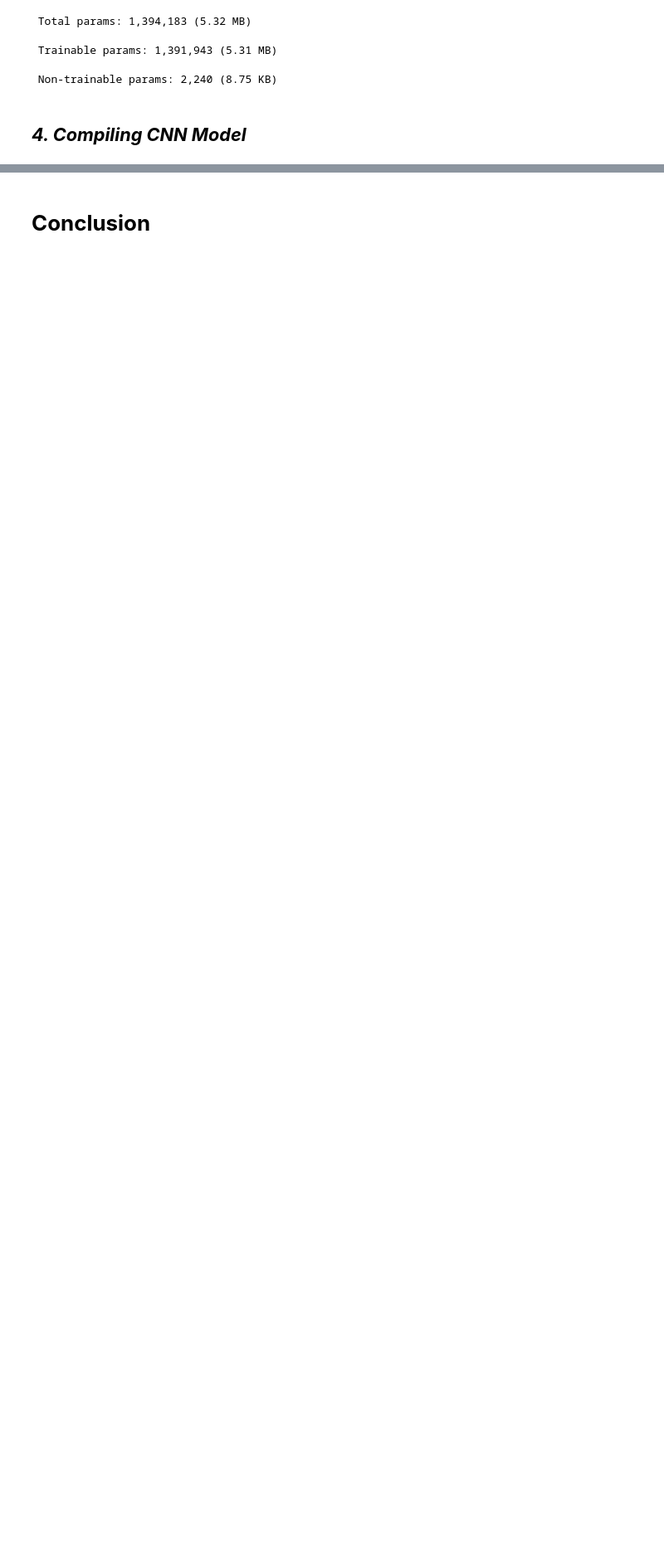
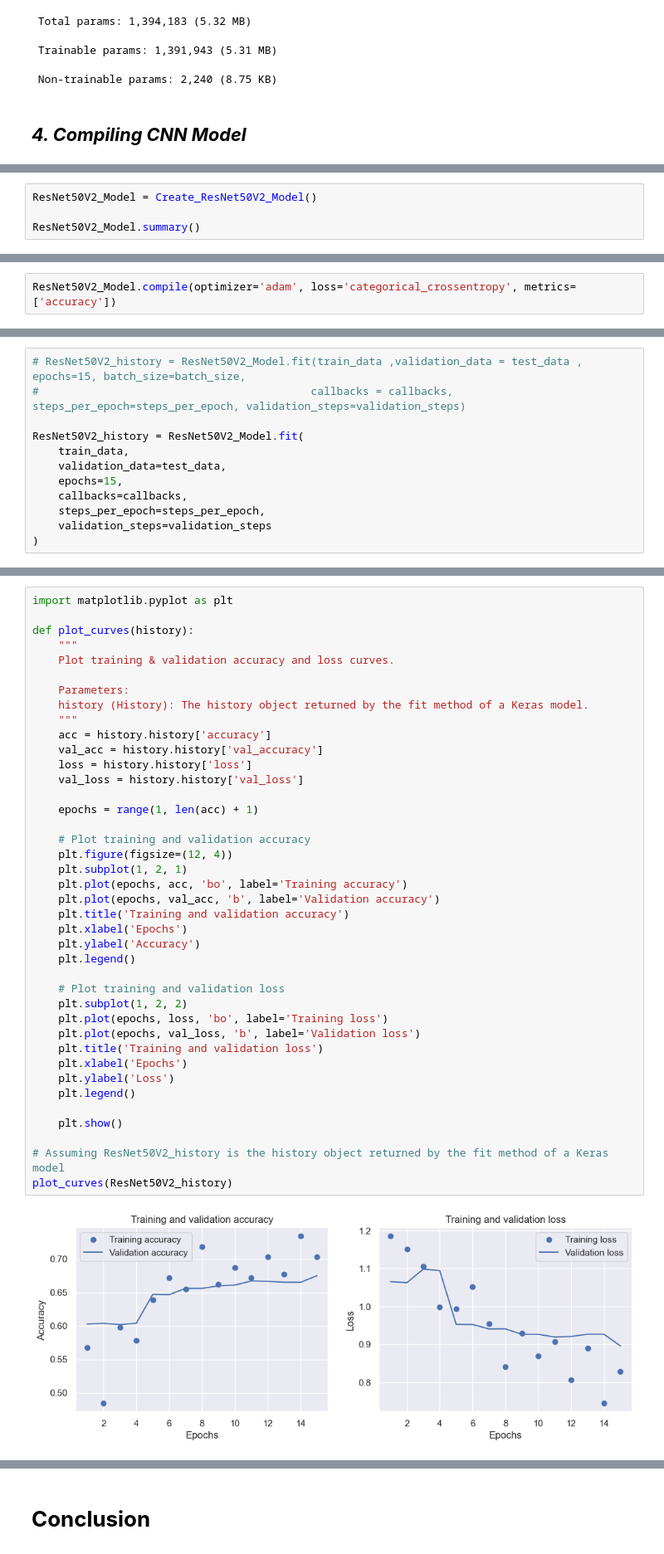
Before and after one commit to Ayushx29/DeepFER-Facial-Emotion-Recognition-Using-Deep-Learning, a Jupyter notebook: DeepFER_Facial_Emotion_Recognition_Using_Deep_Learning.ipynb, the cells around one changed output, grey strips where cells are left out. Shown at 83% size. Cells and saved outputs as stored; diff of their text form; blank space fills up the shorter version.

```diff
--- a/DeepFER_Facial_Emotion_Recognition_Using_Deep_Learning.ipynb
+++ b/DeepFER_Facial_Emotion_Recognition_Using_Deep_Learning.ipynb
@@ -943,0 +687,4 @@ Answer Here.
+# %%
+ResNet50V2_Model = Create_ResNet50V2_Model()
+
+ResNet50V2_Model.summary()
@@ -943,0 +713,2 @@ Answer Here.
+# %%
+ResNet50V2_Model.compile(optimizer='adam', loss='categorical_crossentropy', metrics=['accuracy'])
@@ -943,0 +744,12 @@ Answer Here.
+# %%
+# ResNet50V2_history = ResNet50V2_Model.fit(train_data ,validation_data = test_data , epochs=15, batch_size=batch_size,
+#                                          callbacks = callbacks, steps_per_epoch=steps_per_epoch, validation_steps=validation_steps)
+
+ResNet50V2_history = ResNet50V2_Model.fit(
+    train_data,
+    validation_data=test_data,
+    epochs=15,
+    callbacks=callbacks,
+    steps_per_epoch=steps_per_epoch,
+    validation_steps=validation_steps
+)
@@ -943,0 +785,42 @@ Answer Here.
+# %%
+import matplotlib.pyplot as plt
+
+def plot_curves(history):
+    """
+    Plot training & validation accuracy and loss curves.
+
+    Parameters:
+    history (History): The history object returned by the fit method of a Keras model.
+    """
+    acc = history.history['accuracy']
+    val_acc = history.history['val_accuracy']
+    loss = history.history['loss']
+    val_loss = history.history['val_loss']
+
+    epochs = range(1, len(acc) + 1)
+
+    # Plot training and validation accuracy
+    plt.figure(figsize=(12, 4))
+    plt.subplot(1, 2, 1)
+    plt.plot(epochs, acc, 'bo', label='Training accuracy')
+    plt.plot(epochs, val_acc, 'b', label='Validation accuracy')
+    plt.title('Training and validation accuracy')
+    plt.xlabel('Epochs')
+    plt.ylabel('Accuracy')
+    plt.legend()
+
+    # Plot training and validation loss
+    plt.subplot(1, 2, 2)
+    plt.plot(epochs, loss, 'bo', label='Training loss')
+    plt.plot(epochs, val_loss, 'b', label='Validation loss')
+    plt.title('Training and validation loss')
+    plt.xlabel('Epochs')
+    plt.ylabel('Loss')
+    plt.legend()
+
+    plt.show()
+
+# Assuming ResNet50V2_history is the history object returned by the fit method of a Keras model
+plot_curves(ResNet50V2_history)
+# %% [output]
+[figure, added]
```
Also changed, not shown: parts of 314 cells of this notebook, 4 other files.
